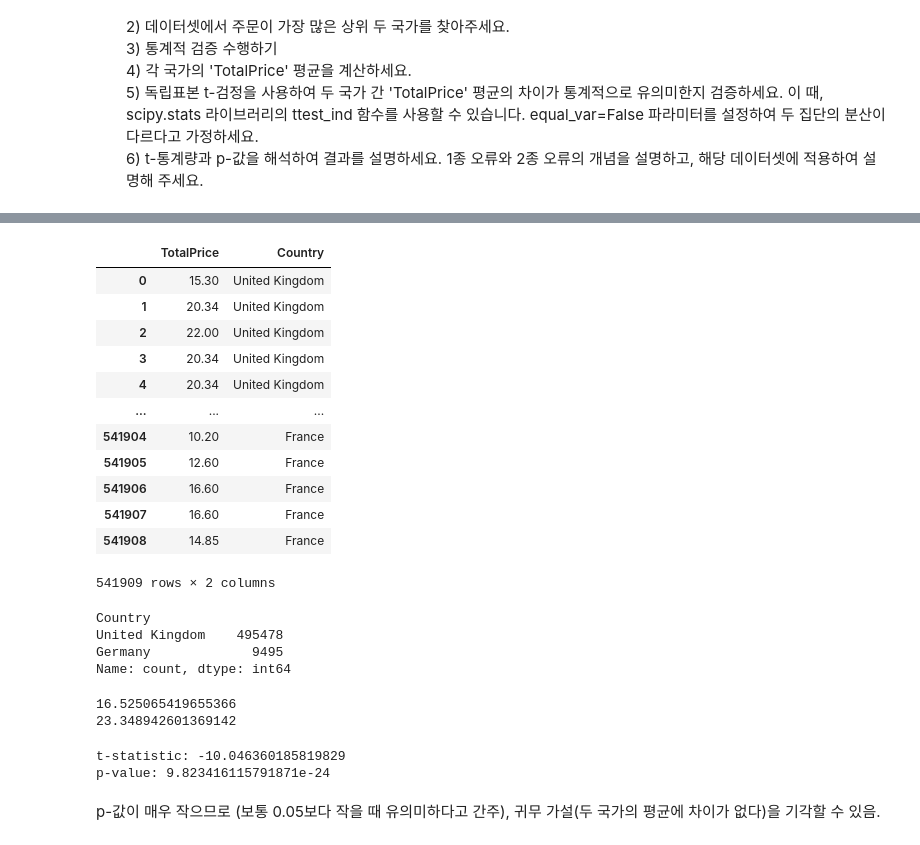
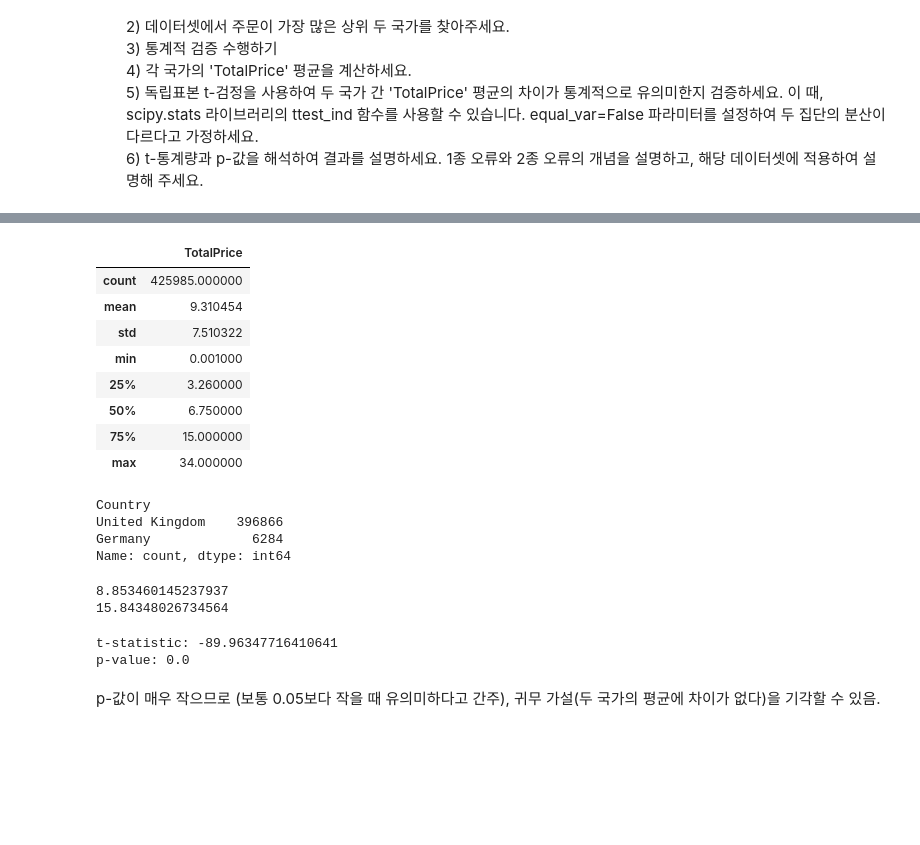
Before and after one commit to Gyu-Ri-Park/aiffel_quest, a Jupyter notebook: quest/240130_online_retail.ipynb, the cells around one changed output, grey strips where cells are left out. Cells and saved outputs as stored; diff of their text form; code cells hidden in the pictures; blank space fills up the shorter version.

```diff
--- a/quest/240130_online_retail.ipynb
+++ b/quest/240130_online_retail.ipynb
@@ -52,0 +65,19 @@ memory usage: 19.3 MB
+# %%
+# 'Quantity', 'UnitPrice', 'TotalPrice'가 0 이하인 행 제거
+df = df[df['Quantity'] > 0]
+df = df[df['UnitPrice'] > 0]
+df = df[df['TotalPrice'] >= 0]
+
+# IQR 방법을 사용하여 'Quantity', 'UnitPrice', 'TotalPrice'의 이상치 제거
+def remove_outliers(df, column):
+    Q1 = df[column].quantile(0.25)
+    Q3 = df[column].quantile(0.75)
+    IQR = Q3 - Q1
+    return df[(df[column] >= (Q1 - 1.5 * IQR)) & (df[column] <= (Q3 + 1.5 * IQR))]
+
+df = remove_outliers(df, 'Quantity')
+df = remove_outliers(df, 'UnitPrice')
+df = remove_outliers(df, 'TotalPrice')
+
+# 이상치가 제거된 데이터셋의 기술통계 확인
+df.describe()
@@ -96,8 +158,3 @@ plt.show()
     <br>4) 각 국가의 'TotalPrice' 평균을 계산하세요.
     <br>5) 독립표본 t-검정을 사용하여 두 국가 간 'TotalPrice' 평균의 차이가 통계적으로 유의미한지 검증하세요. 이 때, scipy.stats 라이브러리의 ttest_ind 함수를 사용할 수 있습니다. equal_var=False 파라미터를 설정하여 두 집단의 분산이 다르다고 가정하세요.
     <br>6) t-통계량과 p-값을 해석하여 결과를 설명하세요. 1종 오류와 2종 오류의 개념을 설명하고, 해당 데이터셋에 적용하여 설명해 주세요.
-# %%
-# 0) 데이터 로드
-df = pd.read_parquet("https://github.com/corazzon/KaggleStruggle/raw/master/online-retail/data/online_retail.gzip")
-df["TotalPrice"] = df["Quantity"] * df["UnitPrice"]
-df.info()
@@ -121,29 +161,25 @@ memory usage: 19.3 MB
 # %%
 # 1) 데이터 로드 후 'TotalPrice'와 'Country' 컬럼을 찾아주세요.
 df_country = df[['TotalPrice', 'Country']]
-df_country
+df_country.describe()
 # %% [output]
-|  | TotalPrice | Country |
-| 0 | 15.30 | United Kingdom |
-| 1 | 20.34 | United Kingdom |
-| 2 | 22.00 | United Kingdom |
-| 3 | 20.34 | United Kingdom |
-| 4 | 20.34 | United Kingdom |
-| ... | ... | ... |
-| 541904 | 10.20 | France |
-| 541905 | 12.60 | France |
-| 541906 | 16.60 | France |
-| 541907 | 16.60 | France |
-| 541908 | 14.85 | France |
+|  | TotalPrice |
+| count | 425985.000000 |
+| mean | 9.310454 |
+| std | 7.510322 |
+| min | 0.001000 |
+| 25% | 3.260000 |
+| 50% | 6.750000 |
+| 75% | 15.000000 |
+| max | 34.000000 |
-541909 rows × 2 columns
 # %%
 # 2) 데이터셋에서 주문이 가장 많은 상위 두 국가를 찾아주세요.
 
 df_country['Country'].value_counts().head(2)
 # %% [output]
 Country
-United Kingdom    495478
-Germany             9495
+United Kingdom    396866
+Germany             6284
 Name: count, dtype: int64
 # %%
 # 3) 통계적 검증 수행하기
@@ -160,8 +196,8 @@ mean_country_2 = data_country_2.mean()
 print(mean_country_1)
 print(mean_country_2)
 # %% [output]
-16.525065419655366
-23.348942601369142
+8.853460145237937
+15.84348026734564
 # %%
 # 3) 통계적 검증 수행하기
 # 5) 독립표본 t-검정을 사용하여 두 국가 간 'TotalPrice' 평균의 차이가 통계적으로 유의미한지 검증하세요. 이 때, scipy.stats 라이브러리의 ttest_ind 함수를 사용할 수 있습니다.
@@ -174,8 +210,8 @@ t_stat, p_value = stats.ttest_ind(data_country_1, data_country_2, equal_var=Fals
 print("t-statistic:", t_stat)
 print("p-value:", p_value)
 # %% [output]
-t-statistic: -10.046360185819829
-p-value: 9.823416115791871e-24
+t-statistic: -89.96347716410641
+p-value: 0.0
 # %% [markdown]
 p-값이 매우 작으므로 (보통 0.05보다 작을 때 유의미하다고 간주), 귀무 가설(두 국가의 평균에 차이가 없다)을 기각할 수 있음.
 # %% [markdown]
```
Also changed, not shown: parts of 24 cells of this notebook.
